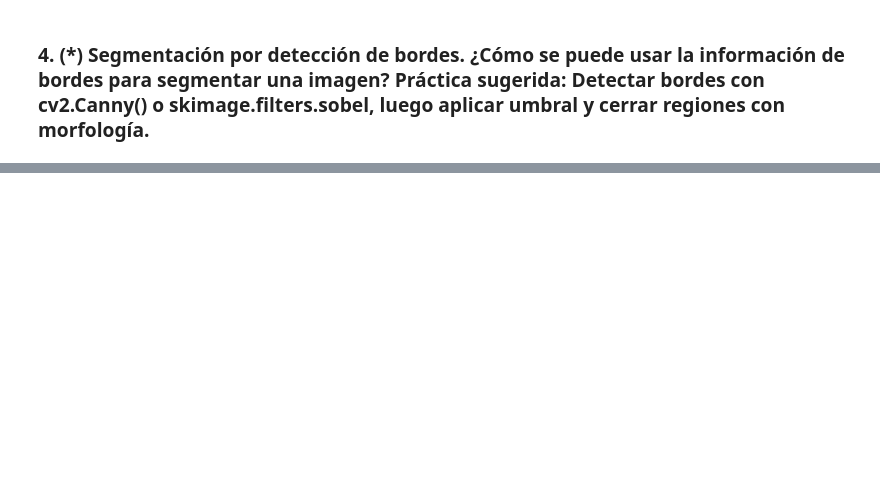
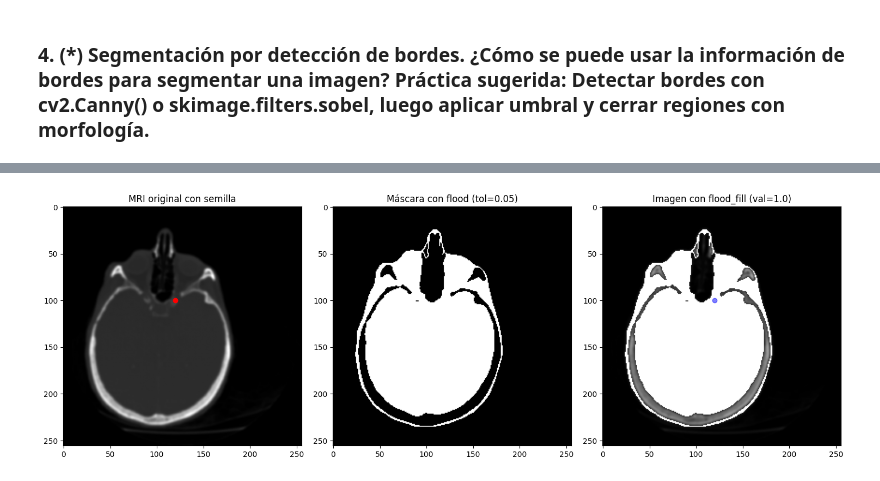
Before and after one commit to Yeu07/Image-Processing, a Jupyter notebook: TP5/TP5.ipynb, the cells around one changed output, grey strips where cells are left out. Cells and saved outputs as stored; diff of their text form; code cells hidden in the pictures; blank space fills up the shorter version.

```diff
--- a/TP5/TP5.ipynb
+++ b/TP5/TP5.ipynb
@@ -87,0 +111,45 @@ plt.show()
+# %%
+
+
+# Cargar imagen cerebral
+image = data.brain()[9]
+
+# Suavizado y semilla
+image_smooth = filters.gaussian(image, sigma=1)
+seed_point = (100, 120)
+tolerance_value = 0.05
+
+# Crecimiento de región con segmentation.flood
+mask = segmentation.flood(image_smooth, seed_point, tolerance=tolerance_value)
+
+# Relleno de región con segmentation.flood_fill
+image_for_flood_fill = image_smooth.copy()
+
+new_pixel_value = 1.0
+
+# Aplicar flood_fill
+filled_image = segmentation.flood_fill(image_for_flood_fill,
+                                       seed_point,
+                                       new_value=new_pixel_value,
+                                       tolerance=tolerance_value)
+
+# Plot
+fig, axes = plt.subplots(1, 3, figsize=(15, 5))
+
+
+axes[0].imshow(image_smooth, cmap='gray')
+axes[0].plot(seed_point[1], seed_point[0], 'ro')
+axes[0].set_title('MRI original con semilla')
+
+
+axes[1].imshow(mask, cmap='gray')
+axes[1].set_title(f'Máscara con flood (tol={tolerance_value})')
+
+axes[2].imshow(filled_image, cmap='gray')
+axes[2].plot(seed_point[1], seed_point[0], 'bo', alpha=0.5)
+axes[2].set_title(f'Imagen con flood_fill (val={new_pixel_value})')
+
+plt.tight_layout()
+plt.show()
+# %% [output]
+[figure, added]
```
Also changed, not shown: parts of 12 cells of this notebook, 3 other files.
